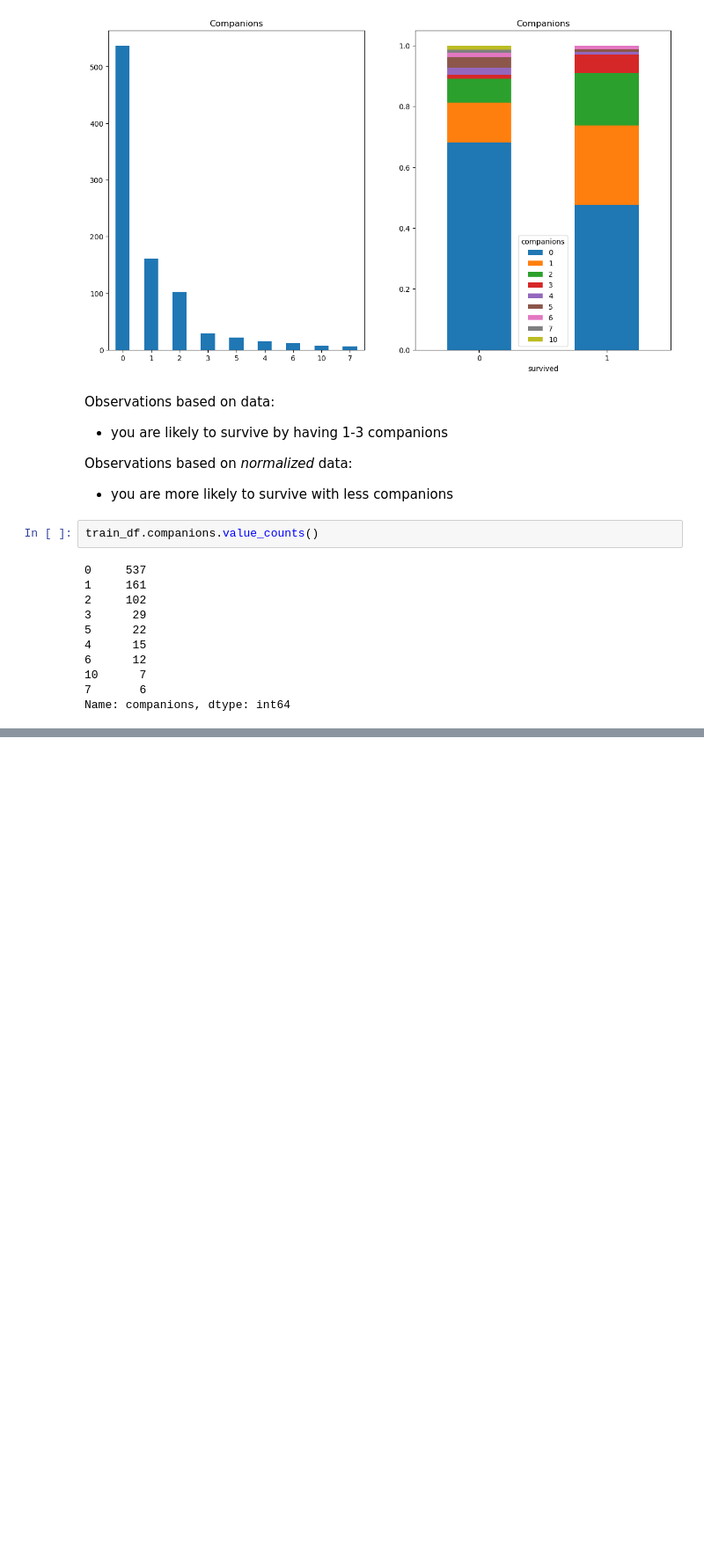
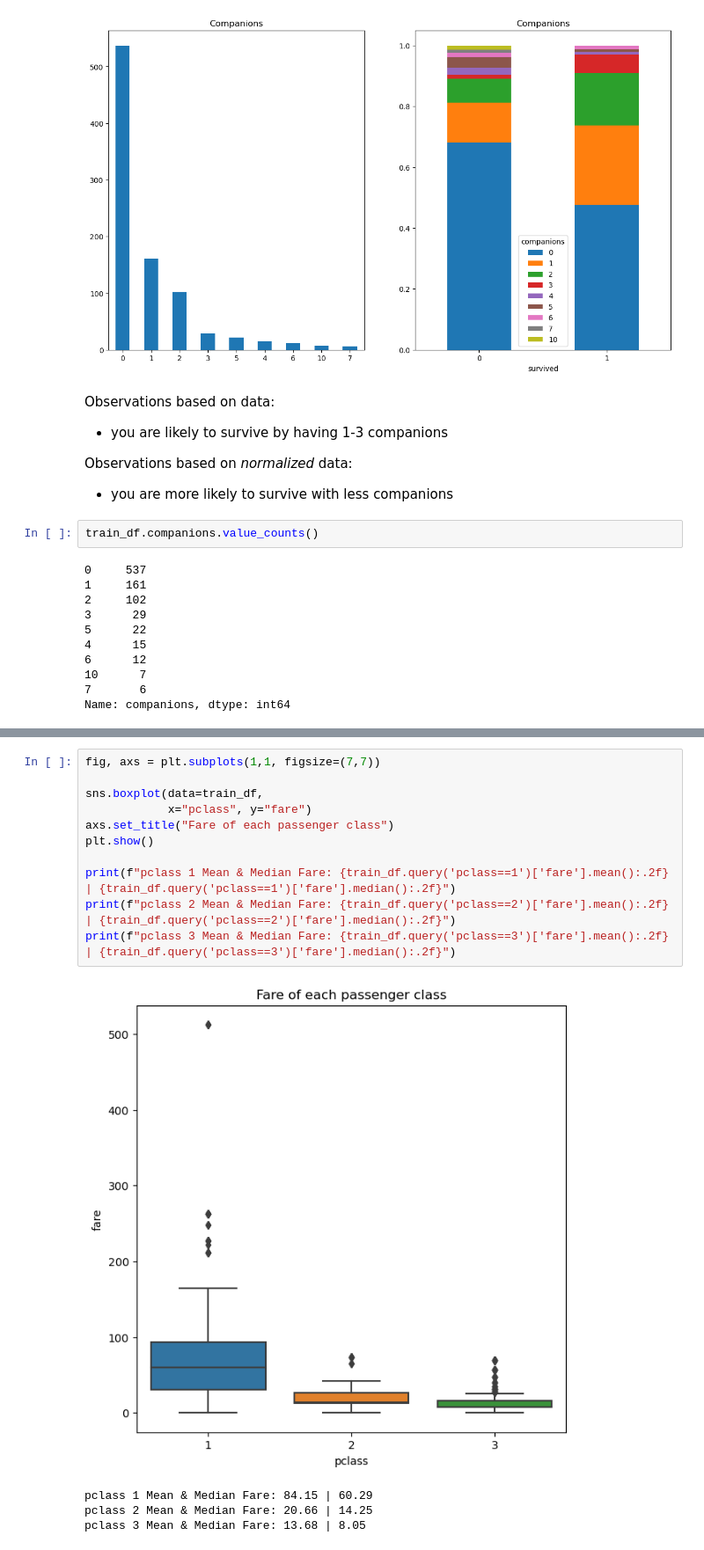
Before and after one commit to RuizLorenzoChavez/practical-ML, a Jupyter notebook: titanic.ipynb, the cells around one changed output, grey strips where cells are left out. Shown: that part at 88% size. Drawn from its saved outputs; the diff is of its cells as text; blank space fills up the shorter version.

```diff
--- a/titanic.ipynb
+++ b/titanic.ipynb
@@ -428,0 +447,16 @@ Name: companions, dtype: int64
+# %%
+fig, axs = plt.subplots(1,1, figsize=(7,7))
+
+sns.boxplot(data=train_df,
+            x="pclass", y="fare")
+axs.set_title("Fare of each passenger class")
+plt.show()
+
+print(f"pclass 1 Mean & Median Fare: {train_df.query('pclass==1')['fare'].mean():.2f} | {train_df.query('pclass==1')['fare'].median():.2f}")
+print(f"pclass 2 Mean & Median Fare: {train_df.query('pclass==2')['fare'].mean():.2f} | {train_df.query('pclass==2')['fare'].median():.2f}")
+print(f"pclass 3 Mean & Median Fare: {train_df.query('pclass==3')['fare'].mean():.2f} | {train_df.query('pclass==3')['fare'].median():.2f}")
+# %% [output]
+[figure, added]
+pclass 1 Mean & Median Fare: 84.15 | 60.29
+pclass 2 Mean & Median Fare: 20.66 | 14.25
+pclass 3 Mean & Median Fare: 13.68 | 8.05
```
Also changed, not shown: parts of 1 cell of this notebook.
